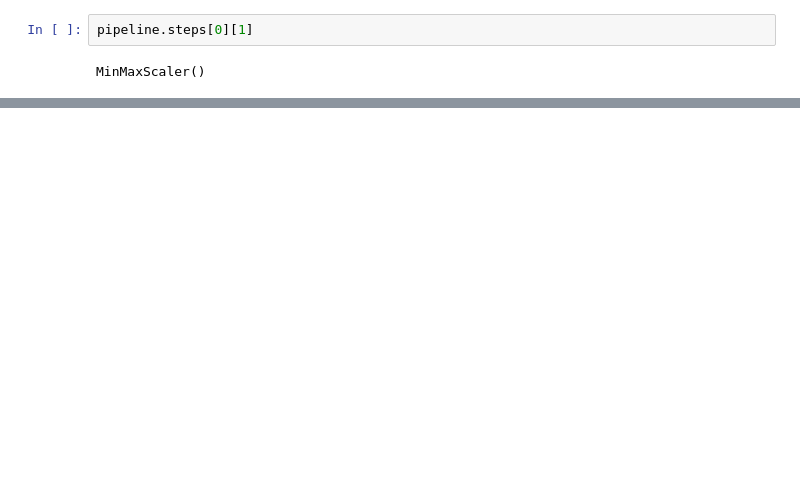
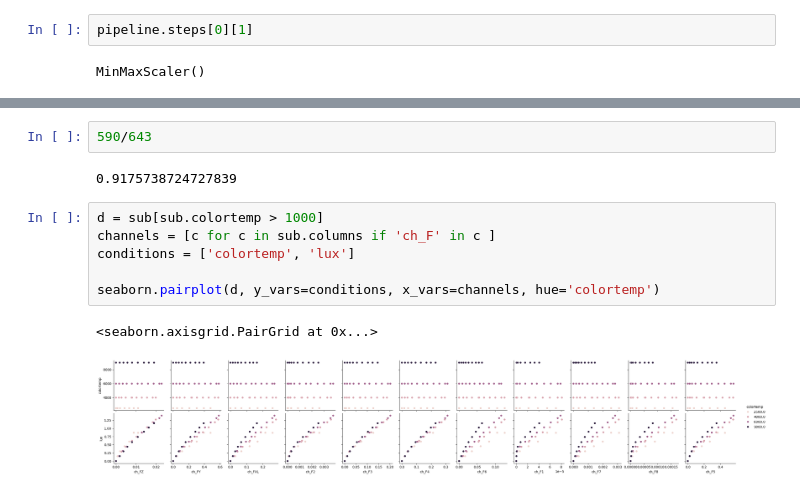
Before and after one commit to jonnor/embeddedml, a Jupyter notebook: handson/luxmeter/notebooks/Untitled.ipynb, the cells around one changed output, grey strips where cells are left out. Saved outputs shown, nothing was run; the diff lists cells and outputs as text; blank space fills up the shorter version.

```diff
--- a/handson/luxmeter/notebooks/Untitled.ipynb
+++ b/handson/luxmeter/notebooks/Untitled.ipynb
@@ -132 +231,14 @@ export_model(out_path, pipeline, features)
    0.00000000e+00  0.00000000e+00]]
+# %%
+590/643
+# %% [output]
+0.9175738724727839
+# %%
+d = sub[sub.colortemp > 1000]
+channels = [c for c in sub.columns if 'ch_F' in c ]
+conditions = ['colortemp', 'lux']
+
+seaborn.pairplot(d, y_vars=conditions, x_vars=channels, hue='colortemp')
+# %% [output]
+<seaborn.axisgrid.PairGrid at 0x...>
+[figure, added]
```
Also changed, not shown: parts of 20 cells of this notebook, 3 other files.
